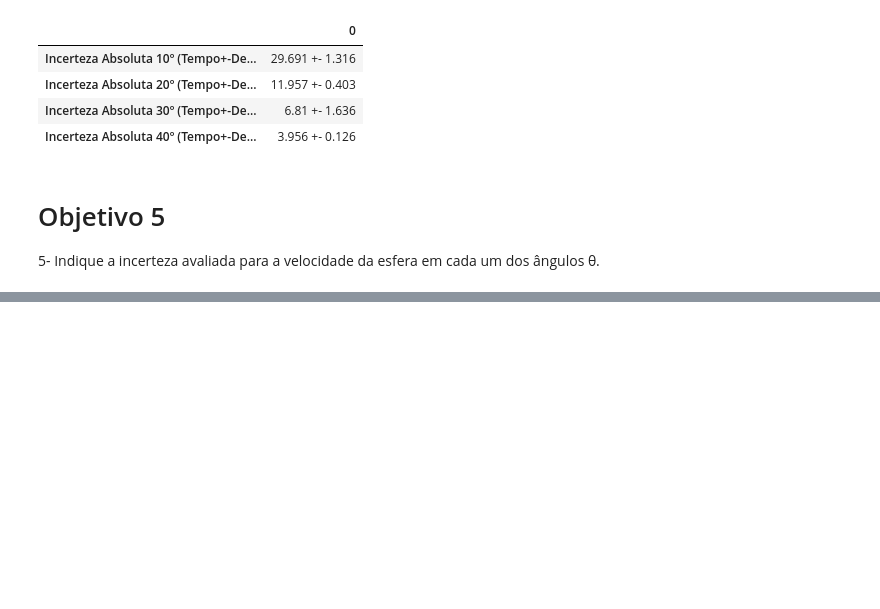
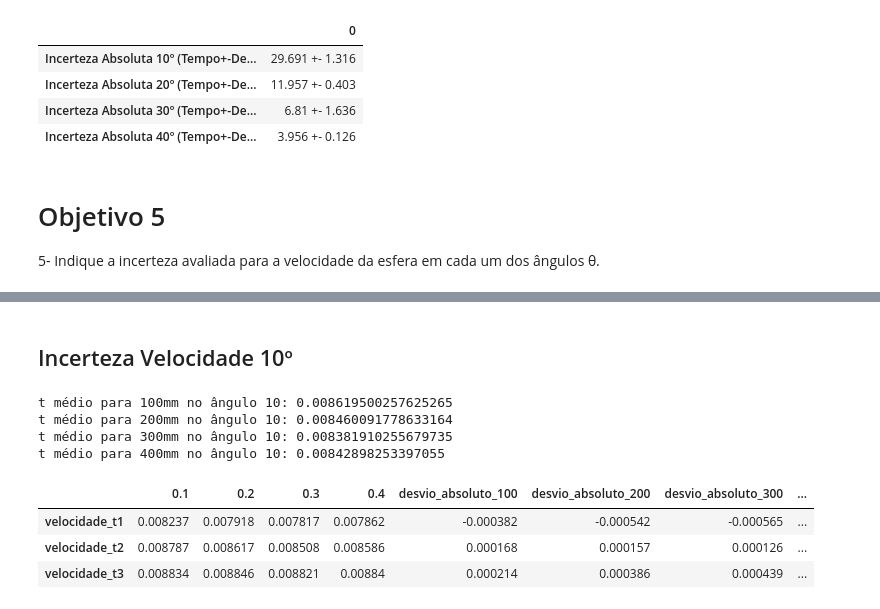
Before and after one commit to gfrigo/Experimento-Velocidade-Bolinha, a Jupyter notebook: tratamento_dados.ipynb, the cells around one changed output, grey strips where cells are left out. Cells and saved outputs as stored; diff of their text form; code cells hidden in the pictures; blank space fills up the shorter version.

```diff
--- a/analytics.ipynb
+++ b/tratamento_dados.ipynb
@@ -386,0 +386,32 @@ em cada um dos ângulos θ.
+# %%
+df_10_graus = df_10_graus.T.drop(df_10_graus.T.index[:3])
+df_20_graus = df_20_graus.T.drop(df_20_graus.T.index[:3])
+df_30_graus = df_30_graus.T.drop(df_30_graus.T.index[:3])
+df_40_graus = df_40_graus.T.drop(df_40_graus.T.index[:3])
+# %% [markdown]
+## Incerteza Velocidade 10º
+# %%
+v_media_100_10 = ((1/len(df_10_graus))*(df_10_graus[0.1].sum()))
+v_media_200_10 = ((1/len(df_10_graus))*(df_10_graus[0.2].sum()))
+v_media_300_10 = ((1/len(df_10_graus))*(df_10_graus[0.3].sum()))
+v_media_400_10 = ((1/len(df_10_graus))*(df_10_graus[0.4].sum()))
+# %%
+print(f't médio para 100mm no ângulo 10: {v_media_100_10}')
+print(f't médio para 200mm no ângulo 10: {v_media_200_10}')
+print(f't médio para 300mm no ângulo 10: {v_media_300_10}')
+print(f't médio para 400mm no ângulo 10: {v_media_400_10}')
+# %% [output]
+t médio para 100mm no ângulo 10: 0.008619500257625265
+t médio para 200mm no ângulo 10: 0.008460091778633164
+t médio para 300mm no ângulo 10: 0.008381910255679735
+t médio para 400mm no ângulo 10: 0.00842898253397055
+# %%
+df_10_graus['desvio_absoluto_100'] = df_10_graus[0.1] - v_media_100_10
+df_10_graus['desvio_absoluto_200'] = df_10_graus[0.2] - v_media_200_10
+df_10_graus['desvio_absoluto_300'] = df_10_graus[0.3] - v_media_300_10
+df_10_graus['desvio_absoluto_400'] = df_10_graus[0.4] - v_media_400_10
+# %%
+df_10_graus['desvio_absoluto_100_modulo'] = df_10_graus['desvio_absoluto_100'].abs()
+df_10_graus['desvio_absoluto_200_modulo'] = df_10_graus['desvio_absoluto_200'].abs()
+df_10_graus['desvio_absoluto_300_modulo'] = df_10_graus['desvio_absoluto_300'].abs()
+df_10_graus['desvio_absoluto_400_modulo'] = df_10_graus['desvio_absoluto_400'].abs()
@@ -386,0 +424,8 @@ em cada um dos ângulos θ.
+# %%
+df_10_graus_velocidade = df_10_graus.drop(columns=['desvio_absoluto_100_modulo', 'desvio_absoluto_200_modulo', 'desvio_absoluto_300_modulo', 'desvio_absoluto_400_modulo'], axis=1)
+df_10_graus_velocidade
+# %% [output]
+|  | 0.1 | 0.2 | 0.3 | 0.4 | desvio_absoluto_100 | desvio_absoluto_200 | desvio_absoluto_300 | ... |
+| velocidade_t1 | 0.008237 | 0.007918 | 0.007817 | 0.007862 | -0.000382 | -0.000542 | -0.000565 | ... |
+| velocidade_t2 | 0.008787 | 0.008617 | 0.008508 | 0.008586 | 0.000168 | 0.000157 | 0.000126 | ... |
+| velocidade_t3 | 0.008834 | 0.008846 | 0.008821 | 0.00884 | 0.000214 | 0.000386 | 0.000439 | ... |
```
Also changed, not shown: parts of 59 cells of this notebook.
